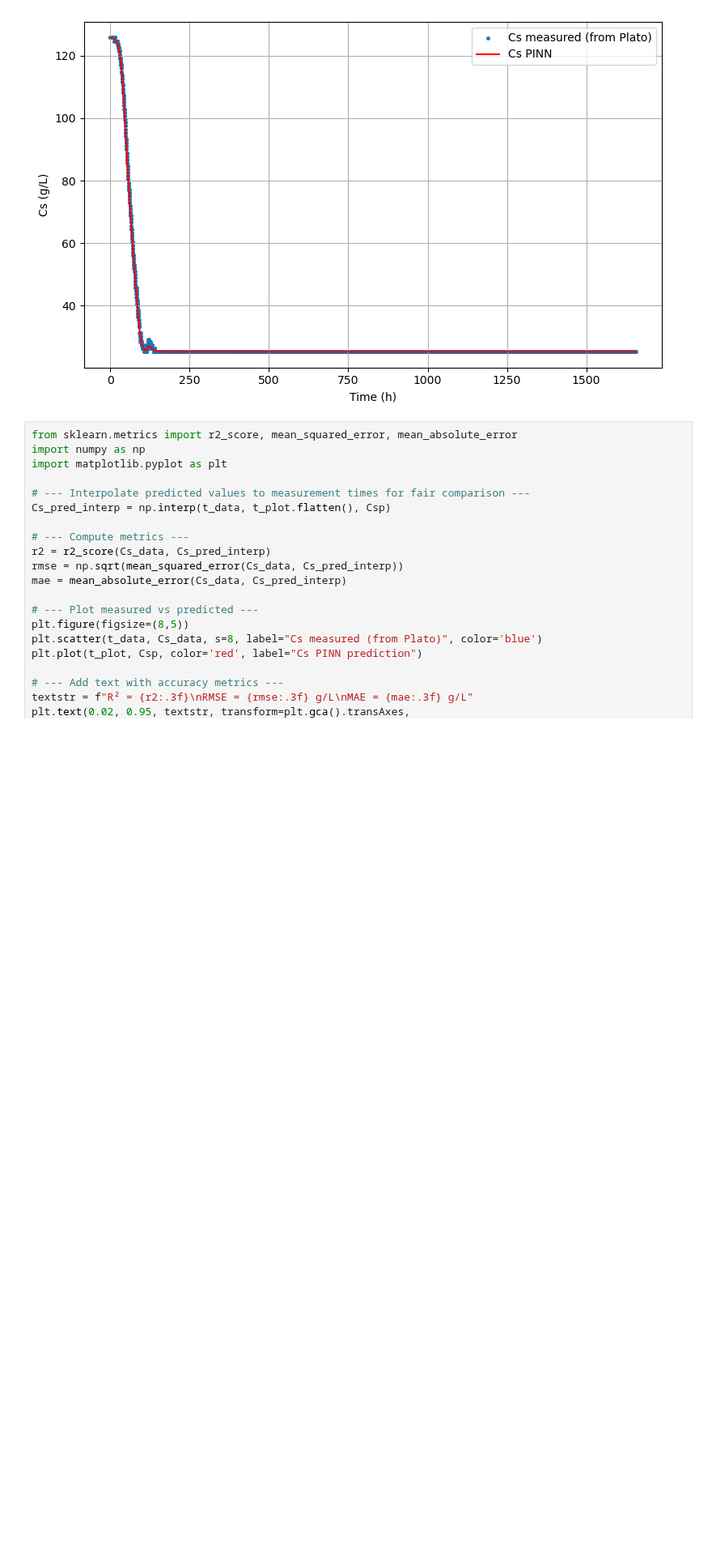
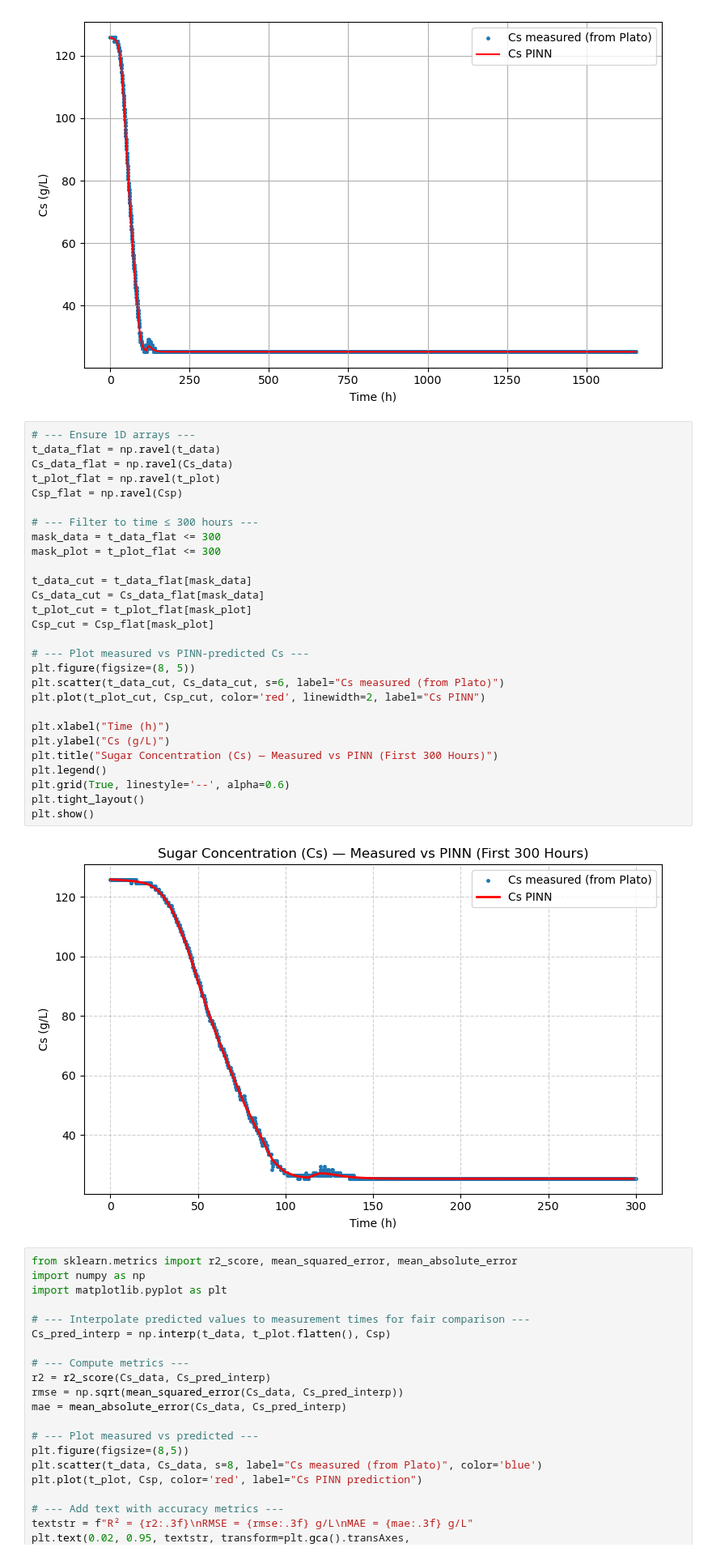
Before and after one commit to EmmanuelLwele/Physics-Informed-Beer-Fermentation-Modelling, a Jupyter notebook: Physics_Informed_Beer_Fermentation_Modelling.ipynb, the cells around one changed output. Shown at 81% size. Drawn from its saved outputs; the diff is of its cells as text; blank space fills up the shorter version.

```diff
--- a/Physics_Informed_Beer_Fermentation_Modelling.ipynb
+++ b/Physics_Informed_Beer_Fermentation_Modelling.ipynb
@@ -618,6 +671,36 @@ plt.tight_layout()
 plt.show()
 # %% [output]
 [figure]
+# %%
+# --- Ensure 1D arrays ---
+t_data_flat = np.ravel(t_data)
+Cs_data_flat = np.ravel(Cs_data)
+t_plot_flat = np.ravel(t_plot)
+Csp_flat = np.ravel(Csp)
+
+# --- Filter to time ≤ 300 hours ---
+mask_data = t_data_flat <= 300
+mask_plot = t_plot_flat <= 300
+
+t_data_cut = t_data_flat[mask_data]
+Cs_data_cut = Cs_data_flat[mask_data]
+t_plot_cut = t_plot_flat[mask_plot]
+Csp_cut = Csp_flat[mask_plot]
+
+# --- Plot measured vs PINN-predicted Cs ---
+plt.figure(figsize=(8, 5))
+plt.scatter(t_data_cut, Cs_data_cut, s=6, label="Cs measured (from Plato)")
+plt.plot(t_plot_cut, Csp_cut, color='red', linewidth=2, label="Cs PINN")
+
+plt.xlabel("Time (h)")
+plt.ylabel("Cs (g/L)")
+plt.title("Sugar Concentration (Cs) — Measured vs PINN (First 300 Hours)")
+plt.legend()
+plt.grid(True, linestyle='--', alpha=0.6)
+plt.tight_layout()
+plt.show()
+# %% [output]
+[figure, added]
 # %%
 from sklearn.metrics import r2_score, mean_squared_error, mean_absolute_error
 import numpy as np
```
Also changed, not shown: parts of 6 cells of this notebook, 1 other file.
